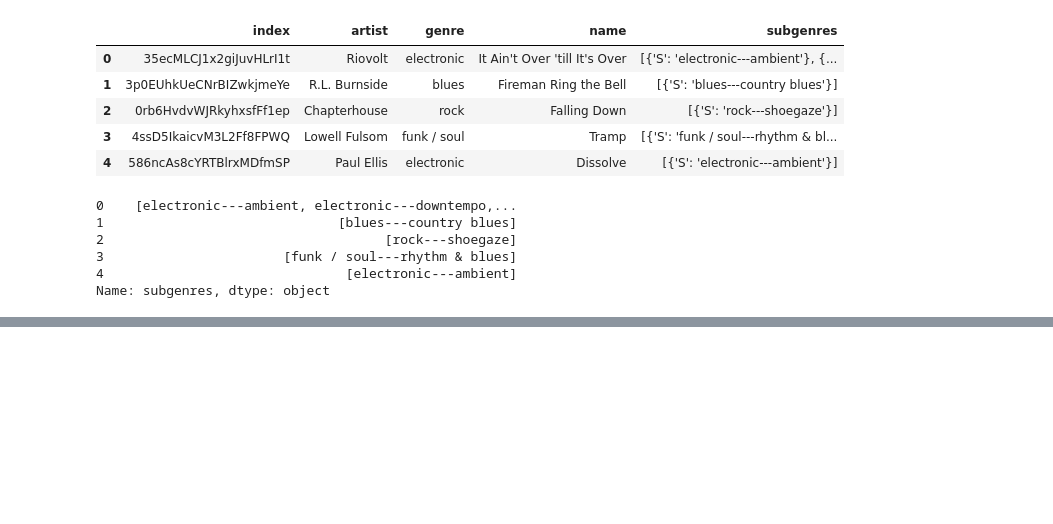
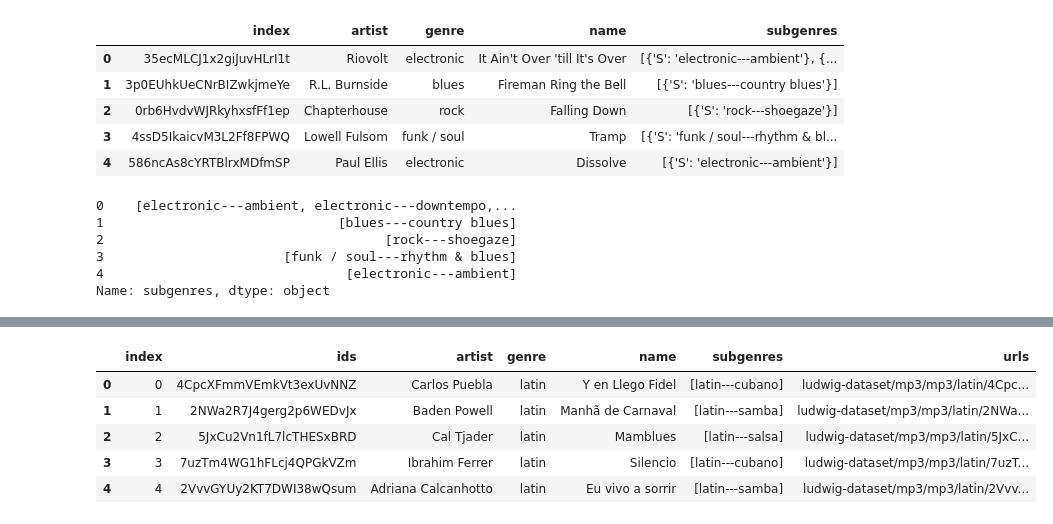
Before and after one commit to adaschevici/qdrant-protos, a Jupyter notebook: qdrant_and_audio.ipynb, the cells around one changed output, grey strips where cells are left out. Cells and saved outputs as stored; diff of their text form; code cells hidden in the pictures; blank space fills up the shorter version.

Commit message:
Create unified dataframe

```diff
--- a/qdrant_and_audio.ipynb
+++ b/qdrant_and_audio.ipynb
@@ -129,3 +129,10 @@ clean_labels["subgenres"].head()
 3                       [funk / soul---rhythm & blues]
 4                               [electronic---ambient]
 Name: subgenres, dtype: object
+# %%
+file_path = data_path / "mp3" / "mp3" / "latin" / "*.mp3"
+files = glob(str(file_path))
+ids = [i.split("/")[-1].replace(".mp3", "") for i in files]
+music_paths = pd.DataFrame(zip(ids, files), columns=["ids", "urls"])
+
+music_paths.head()
@@ -131,0 +146,18 @@ Name: subgenres, dtype: object
+# %%
+metadata = (
+    music_data.select_columns(["index", "ids"])
+    .to_pandas()
+    .merge(right=clean_labels, how="left", left_on="ids", right_on="index")
+    .merge(right=music_paths, how="left", left_on="ids", right_on="ids")
+    .drop("index_y", axis=1)
+    .rename({"index_x": "index"}, axis=1)
+)
+
+metadata.head()
+# %% [output]
+|  | index | ids | artist | genre | name | subgenres | urls |
+| 0 | 0 | 4CpcXFmmVEmkVt3exUvNNZ | Carlos Puebla | latin | Y en Llego Fidel | [latin---cubano] | ludwig-dataset/mp3/mp3/latin/4Cpc... |
+| 1 | 1 | 2NWa2R7J4gerg2p6WEDvJx | Baden Powell | latin | Manhã de Carnaval | [latin---samba] | ludwig-dataset/mp3/mp3/latin/2NWa... |
+| 2 | 2 | 5JxCu2Vn1fL7lcTHESxBRD | Cal Tjader | latin | Mamblues | [latin---salsa] | ludwig-dataset/mp3/mp3/latin/5JxC... |
+| 3 | 3 | 7uzTm4WG1hFLcj4QPGkVZm | Ibrahim Ferrer | latin | Silencio | [latin---cubano] | ludwig-dataset/mp3/mp3/latin/7uzT... |
+| 4 | 4 | 2VvvGYUy2KT7DWI38wQsum | Adriana Calcanhotto | latin | Eu vivo a sorrir | [latin---samba] | ludwig-dataset/mp3/mp3/latin/2Vvv... |
```
Also changed, not shown: parts of 1 cell of this notebook.
